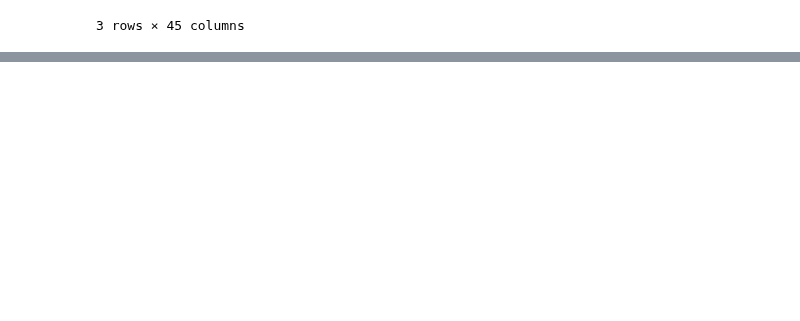
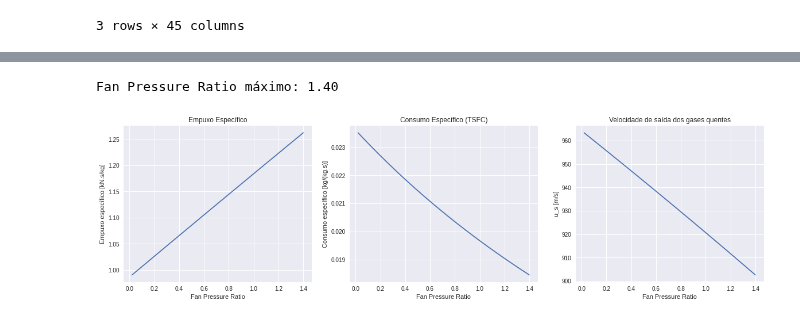
Before and after one commit to jonasdegrave/gas-turbine, a Jupyter notebook: questao_2.ipynb, the cells around one changed output, grey strips where cells are left out. Saved outputs shown, nothing was run; the diff lists cells and outputs as text; code cells hidden in the pictures; blank space fills up the shorter version.

```diff
--- a/questao_2.ipynb
+++ b/questao_2.ipynb
@@ -211,0 +392,20 @@ turbofan.sumarise().append(turbofan.sumarise_results())
+# %%
+# PART 4 ###################################################################
+
+results_c2 = pd.DataFrame()
+results_c2.index = results_c2.index.set_names('prf')
+
+prf_values = np.arange(1.4, 0.01, -0.01)
+
+for prf in prf_values:
+    model_parameters["bypass_ratio"] = prf
+    turbofan = mf.TurboFan(model_parameters)
+
+    results_c2[prf] = (
+        turbofan.sumarise().
+        append(turbofan.sumarise_results()).
+        loc[summarise_target]
+        )
+
+
+results_c2
@@ -211,0 +426,29 @@ turbofan.sumarise().append(turbofan.sumarise_results())
+# %%
+fig, ax = plt.subplots(nrows=1, ncols=3, figsize=(20,5))
+prf_limit = results_c2.T['u_s'].dropna().idxmin()
+
+plt.sca(ax[0])
+plt.plot(results_c2.loc['specific_thrust',:])
+plt.title('Empuxo Específico')
+plt.xlabel('Fan Pressure Ratio')
+plt.ylabel('Empuxo específico [kN.s/kg]')
+# plt.vlines(x=prf_limit, ymin=0.98, ymax=1.28, linestyles='--')
+
+plt.sca(ax[1])
+plt.plot(results_c2.loc['TSFC',:])
+plt.title('Consumo Específico (TSFC)')
+plt.xlabel('Fan Pressure Ratio')
+plt.ylabel('Consumo específico [kg/(kg.s)]')
+# plt.vlines(x=prf_limit, ymin=0.018, ymax=0.024, linestyles='--')
+
+plt.sca(ax[2])
+plt.plot(results_c2.loc['u_s',:])
+plt.title('Velocidade de saída dos gases quentes')
+plt.xlabel('Fan Pressure Ratio')
+plt.ylabel('u_s [m/s]')
+# plt.hlines(y=1000, xmin=0, xmax=1.4, linestyles='--')
+
+print(f"Fan Pressure Ratio máximo: {prf_limit:0.2f}")
+# %% [output]
+Fan Pressure Ratio máximo: 1.40
+[figure, added]
```
Also changed, not shown: parts of 9 cells of this notebook.
